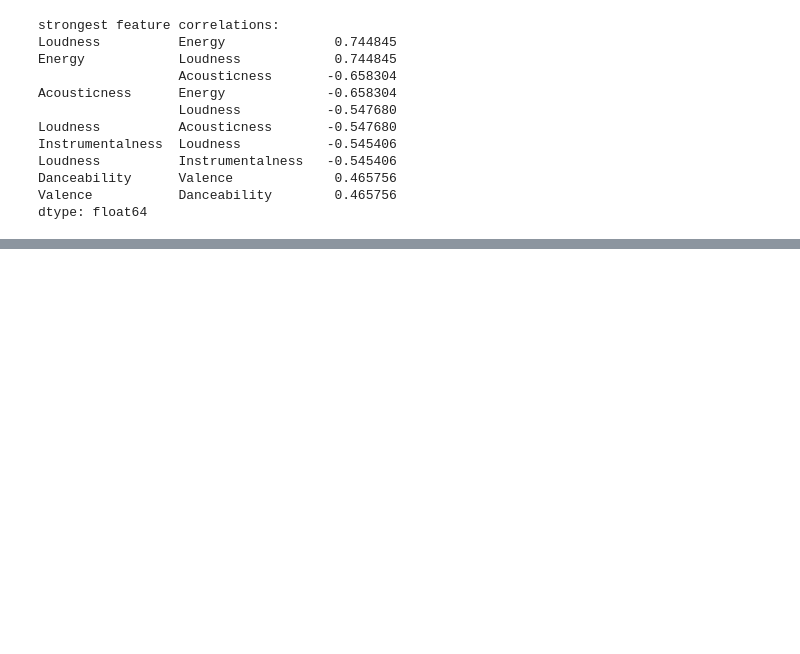
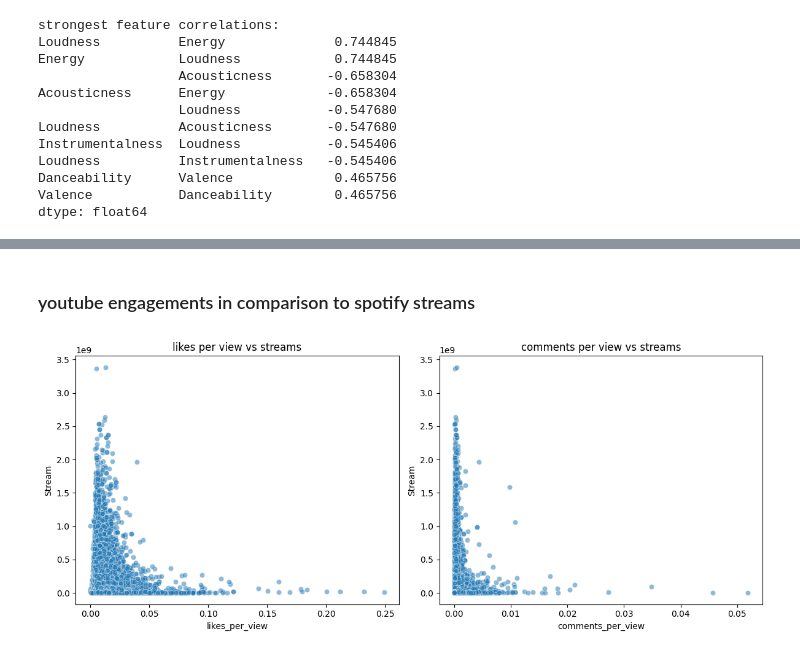
Before and after one commit to BartStolarek/RFF-Hackathon1-EDA, a Jupyter notebook: eda.ipynb, the cells around one changed output, grey strips where cells are left out. Saved outputs shown, nothing was run; the diff lists cells and outputs as text; code cells hidden in the pictures; blank space fills up the shorter version.

```diff
--- a/eda.ipynb
+++ b/eda.ipynb
@@ -269,0 +362,22 @@ dtype: float64
+# %% [markdown]
+### youtube engagements in comparison to spotify streams
+# %%
+# youtube engagement vs spotify streams
+plt.figure(figsize=(12, 5))
+
+# engagement metrics
+spotify_df['likes_per_view'] = spotify_df['Likes'] / spotify_df['Views']
+spotify_df['comments_per_view'] = spotify_df['Comments'] / spotify_df['Views']
+
+plt.subplot(1, 2, 1)
+sns.scatterplot(data=spotify_df, x='likes_per_view', y='Stream', alpha=0.5)
+plt.title('likes per view vs streams')
+
+plt.subplot(1, 2, 2)
+sns.scatterplot(data=spotify_df, x='comments_per_view', y='Stream', alpha=0.5)
+plt.title('comments per view vs streams')
+
+plt.tight_layout()
+plt.show()
+# %% [output]
+[figure, added]
```
Also changed, not shown: parts of 11 cells of this notebook.
